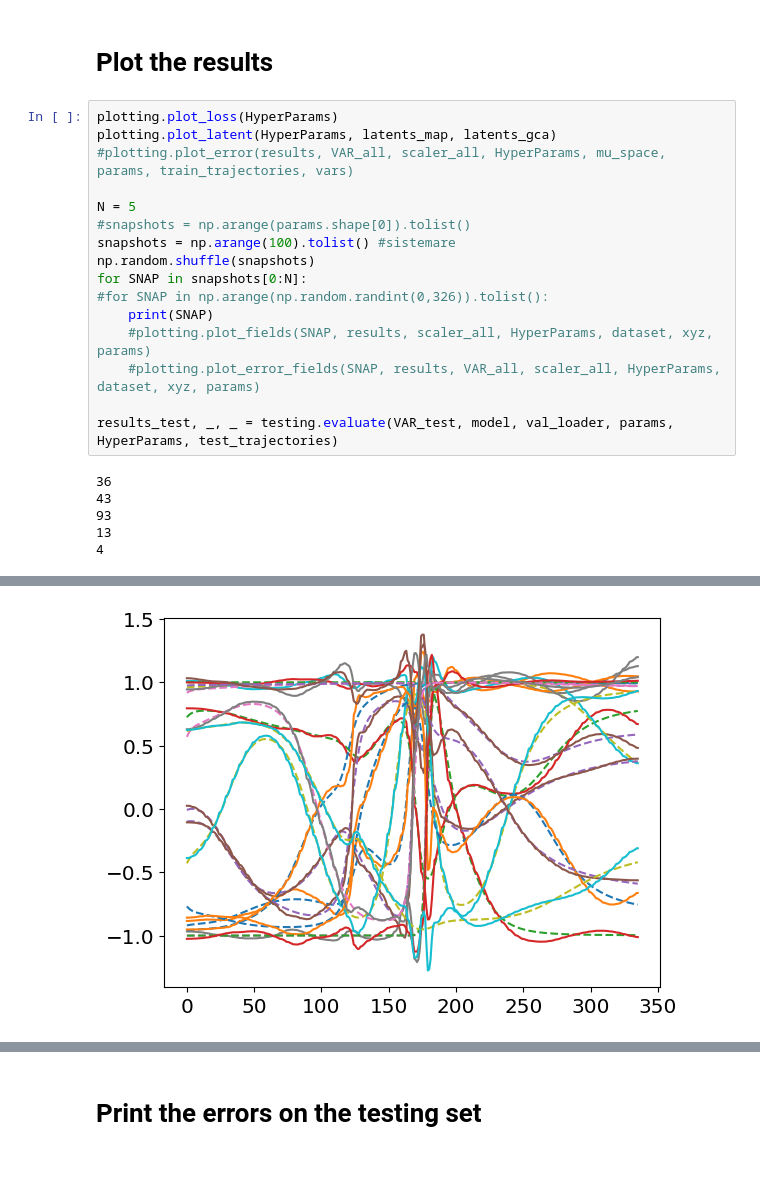
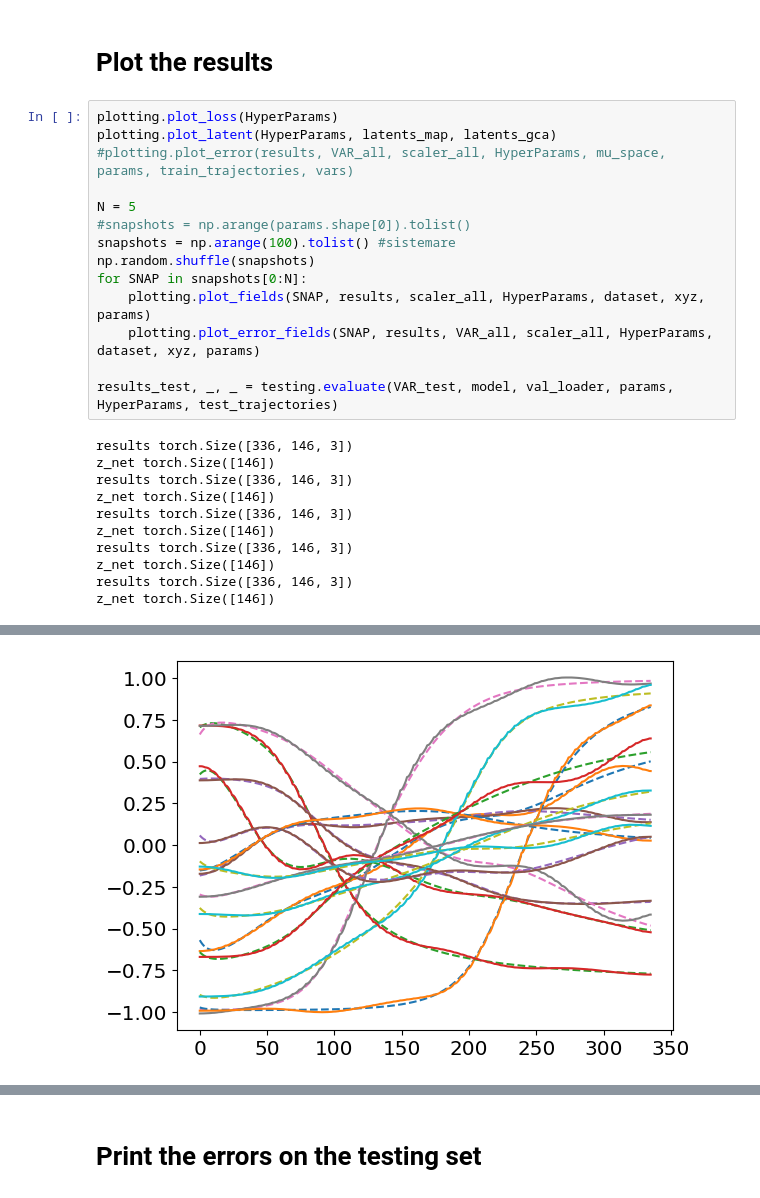
Before and after one commit to Crltt/GCA-ROM, a Jupyter notebook: notebook/14_maxelldg_TEZ.ipynb, the cells around one changed output, grey strips where cells are left out. Saved outputs shown, nothing was run; the diff lists cells and outputs as text; blank space fills up the shorter version.

```diff
--- a/notebook/14_maxelldg_TEZ.ipynb
+++ b/notebook/14_maxelldg_TEZ.ipynb
@@ -118,15 +99,18 @@ N = 5
 snapshots = np.arange(100).tolist() #sistemare
 np.random.shuffle(snapshots)
 for SNAP in snapshots[0:N]:
-#for SNAP in np.arange(np.random.randint(0,326)).tolist():
-    print(SNAP)
-    #plotting.plot_fields(SNAP, results, scaler_all, HyperParams, dataset, xyz, params)
-    #plotting.plot_error_fields(SNAP, results, VAR_all, scaler_all, HyperParams, dataset, xyz, params)
+    plotting.plot_fields(SNAP, results, scaler_all, HyperParams, dataset, xyz, params)
+    plotting.plot_error_fields(SNAP, results, VAR_all, scaler_all, HyperParams, dataset, xyz, params)
 
 results_test, _, _ = testing.evaluate(VAR_test, model, val_loader, params, HyperParams, test_trajectories)
 # %% [output]
-36
-43
-93
-13
-4
+results torch.Size([336, 146, 3])
+z_net torch.Size([146])
+results torch.Size([336, 146, 3])
+z_net torch.Size([146])
+results torch.Size([336, 146, 3])
+z_net torch.Size([146])
+results torch.Size([336, 146, 3])
+z_net torch.Size([146])
+results torch.Size([336, 146, 3])
+z_net torch.Size([146])
@@ -134 +118 @@ results_test, _, _ = testing.evaluate(VAR_test, model, val_loader, params, Hyper
-[figure, old version]
+[figure, new version]
```
Also changed, not shown: parts of 8 cells of this notebook.
